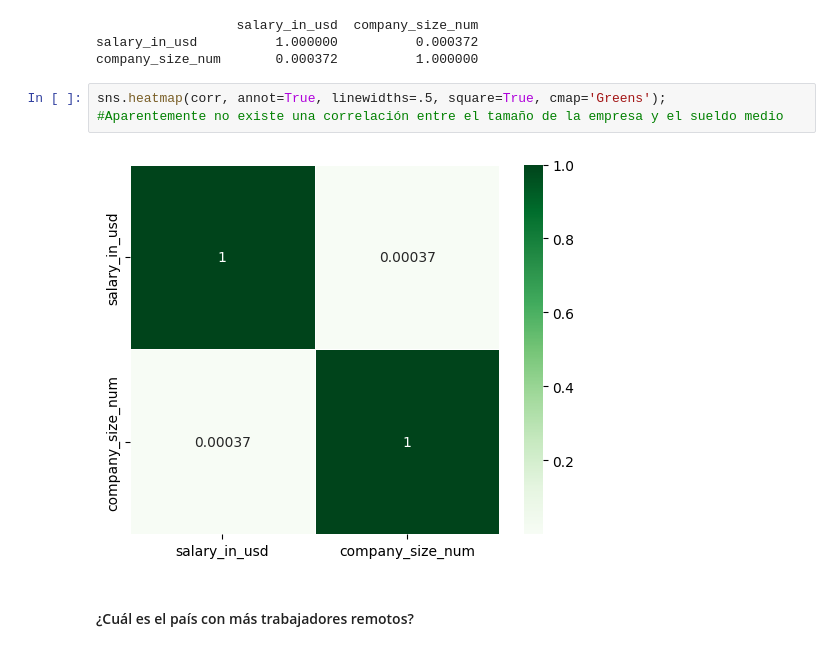
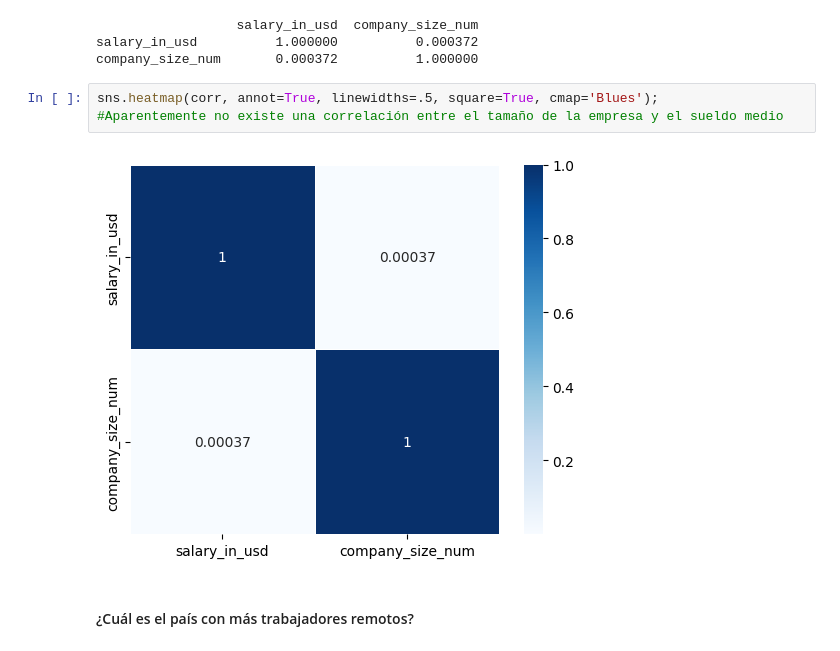
Before and after one commit to DanielaRosero/DataScienceSalary, a Jupyter notebook: notebook.ipynb, the cells around one changed output. Cells and saved outputs as stored; diff of their text form.

```diff
--- a/notebook.ipynb
+++ b/notebook.ipynb
@@ -334,9 +311,9 @@ print(corr) #la correlación cercana a 0.000372 indica que, linealmente, no hay
 salary_in_usd          1.000000          0.000372
 company_size_num       0.000372          1.000000
 # %%
-sns.heatmap(corr, annot=True, linewidths=.5, square=True, cmap='Greens');
+sns.heatmap(corr, annot=True, linewidths=.5, square=True, cmap='Blues');
 #Aparentemente no existe una correlación entre el tamaño de la empresa y el sueldo medio
 # %% [output]
-[figure, old version]
+[figure, new version]
 # %% [markdown]
 #### ¿Cuál es el país con más trabajadores remotos?
```
Also changed, not shown: parts of 19 cells of this notebook.
